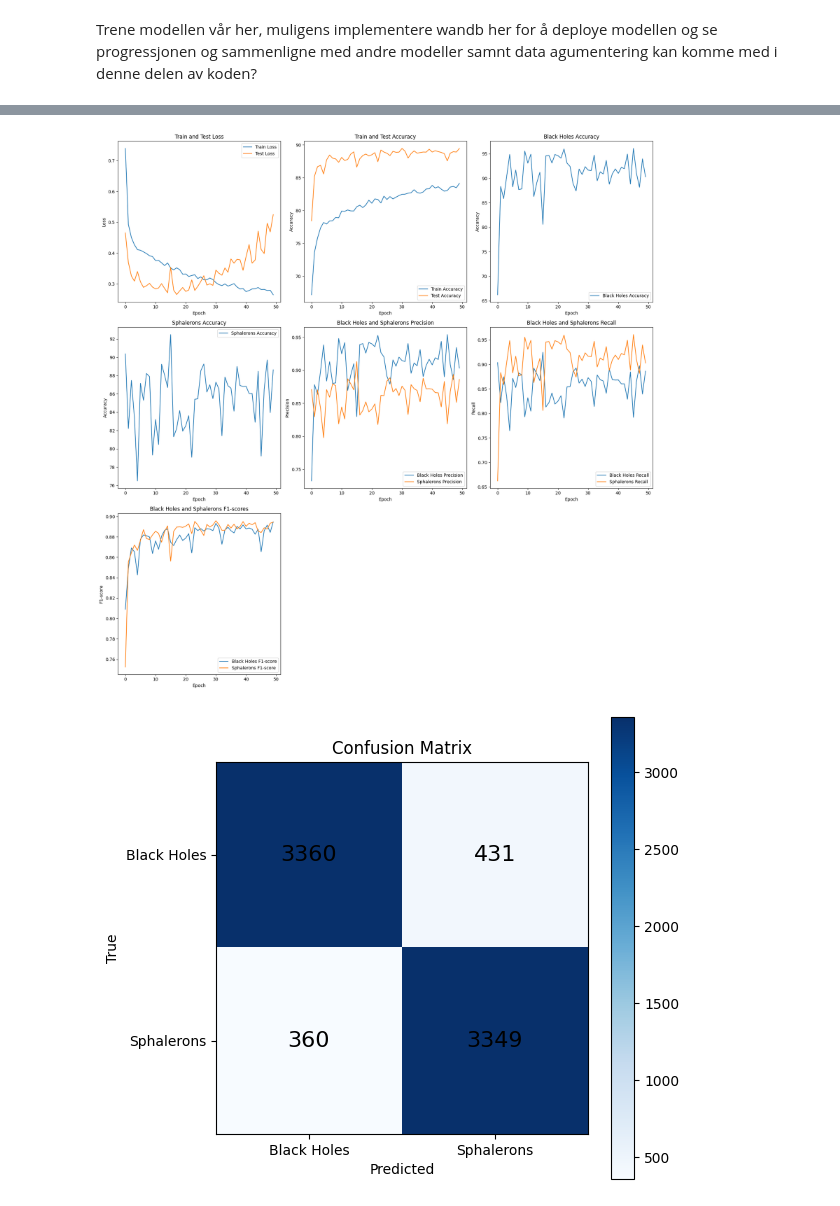
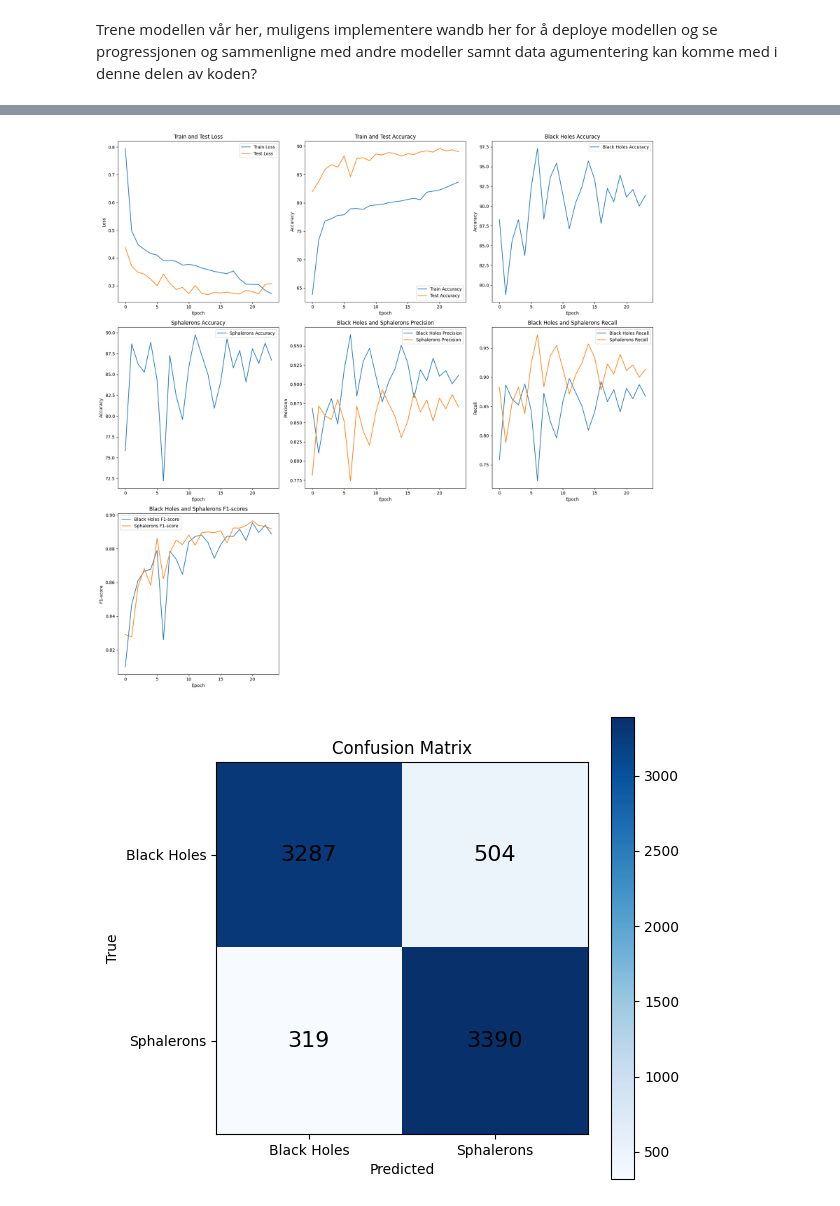
Before and after one commit to iRootTsar/Optimazing-klassification-of-ATLAS-detector-data--CERN-, a Jupyter notebook: notebooks/pyTorch/VanligCNN.ipynb, the cells around one changed output, grey strips where cells are left out. Cells and saved outputs as stored; diff of their text form; code cells hidden in the pictures.

```diff
--- a/notebooks/pyTorch/VanligCNN.ipynb
+++ b/notebooks/pyTorch/VanligCNN.ipynb
@@ -104,11 +104,16 @@ Estimated Total Size (MB): 2.43
 Trene modellen vår her, muligens implementere wandb her for å deploye modellen og se progressjonen og sammenligne med andre modeller samnt data agumentering kan komme med i denne delen av koden?
 # %%
 import trainer
+
+model_save_path = "model_ConvModel.pth"
 
 n_epochs = 50
 model = nnmodel.ConvModel(0.5).to(device)
 criterion = nn.CrossEntropyLoss().to(device)
 optimizer = torch.optim.Adam(model.parameters())
+scheduler = torch.optim.lr_scheduler.ReduceLROnPlateau(optimizer, patience=3, verbose=True, factor=0.5)
 
-trainer.train(model, trainLoader, testLoader, optimizer, criterion, n_epochs)
+trainer.train(model, trainLoader, testLoader, optimizer, criterion, n_epochs, scheduler= scheduler, early_stopping_patience=10)
+
+torch.save(model.state_dict(), model_save_path)
 # %% [output]
@@ -132,2 +137,2 @@ Test Loss: 0.5249, Test Accuracy: 89.45%
-[figure, old version]
+[figure, new version]
-[figure, old version]
+[figure, new version]
```
Also changed, not shown: parts of 1 cell of this notebook, 11 other files.
